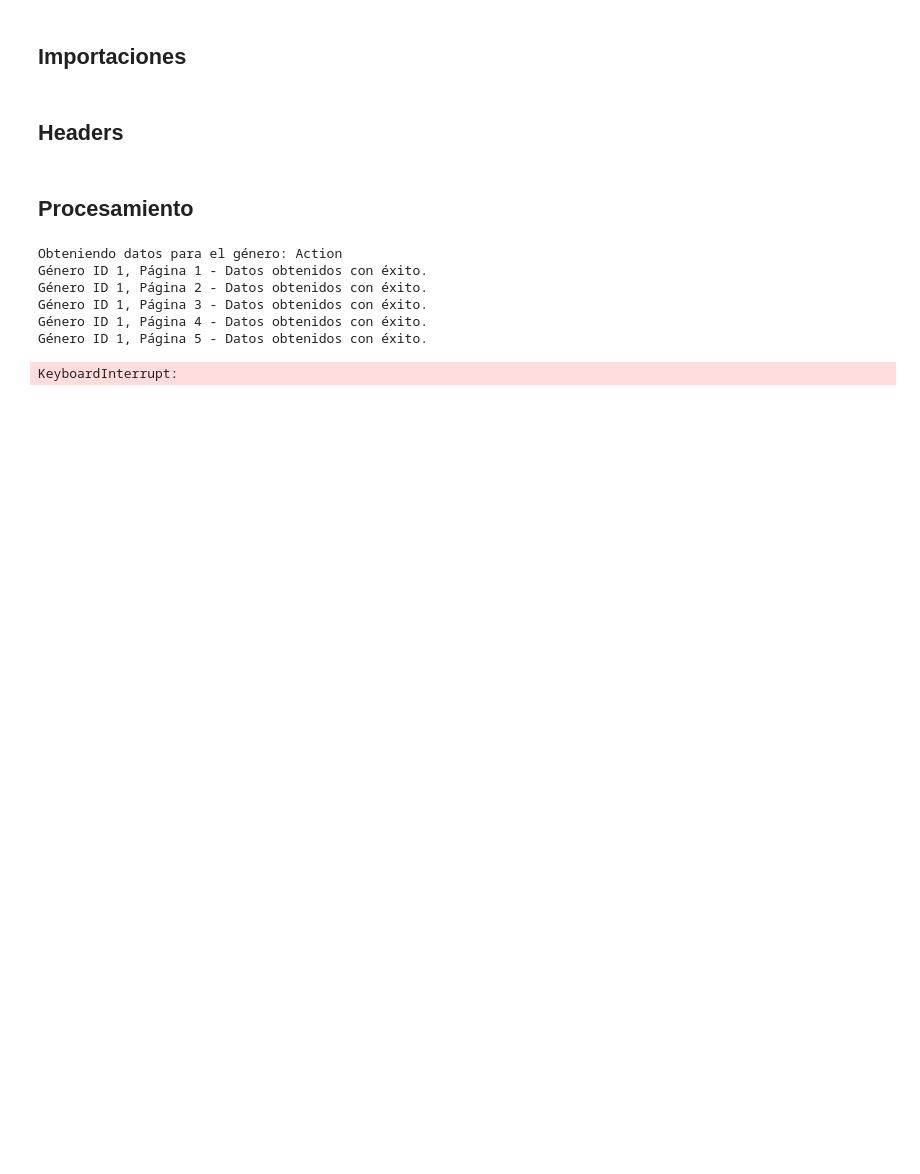
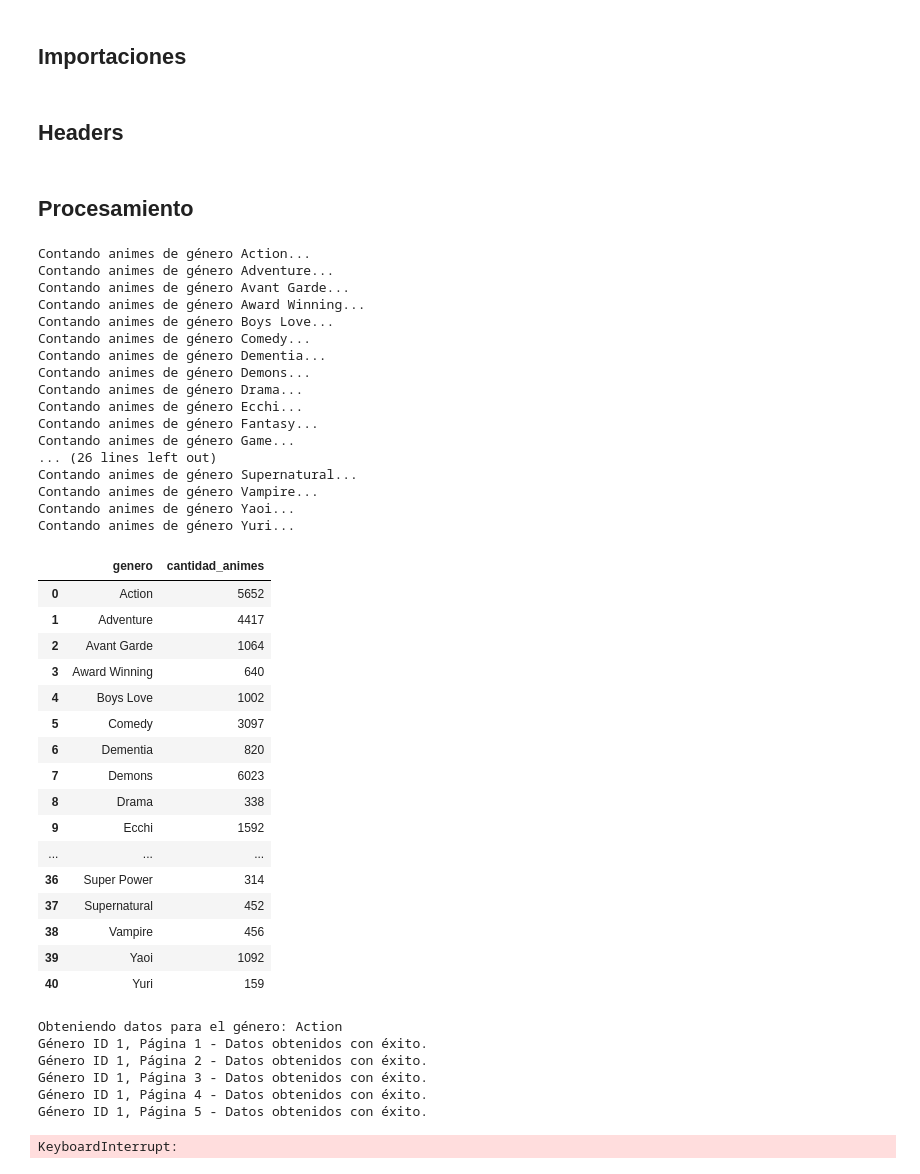
Before and after one commit to VAMarques/Proyecto-Grupo-12, a Jupyter notebook: popularidad.ipynb, the cells around one changed output. Saved outputs shown, nothing was run; the diff lists cells and outputs as text; code cells hidden in the pictures; blank space fills up the shorter version.

```diff
--- a/popularidad.ipynb
+++ b/popularidad.ipynb
@@ -103,6 +103,79 @@ def calcular_popularidad_generos(generos_ids):
     df = pd.DataFrame(datos_generos)
     df["Popularidad Relativa (%)"] = (df["Miembros"] / total_miembros) * 100
     return df.sort_values(by="Popularidad Relativa (%)", ascending=False)
+# %%
+# Celda 4: Función para obtener cantidad de animes por género usando Jikan
+def contar_animes_por_genero(genre_id, max_retries=5):
+    url = f"https://api.jikan.moe/v4/anime?genres={genre_id}&limit=1"
+    retries = 0
+    while retries < max_retries:
+        try:
+            response = requests.get(url)
+            if response.status_code == 200:
+                data = response.json()
+                return data["pagination"]["items"]["total"]  # total de animes
+            elif response.status_code == 429:
+                print("⏳ Límite de peticiones alcanzado, esperando 60s...")
+                time.sleep(60)
+                retries += 1
+            else:
+                print(f"⚠️ Error {response.status_code}: {response.text}")
+                return None
+        except Exception as e:
+            print(f"⚠️ Error en request: {e}")
+            retries += 1
+            time.sleep(10)
+    return None
+# %%
+# Celda 5: Crear un diccionario con la cantidad de animes por género
+conteo_generos = {}
+for nombre, gid in generos_ids.items():
+    print(f"Contando animes de género {nombre}...")
+    total = contar_animes_por_genero(gid)
+    conteo_generos[nombre] = total
+    time.sleep(2)  # evitar rate-limit
+
+
+# Celda 6: Convertir a DataFrame
+df_conteo = pd.DataFrame(
+    list(conteo_generos.items()), columns=["genero", "cantidad_animes"]
+)
+df_conteo
+# %% [output]
+Contando animes de género Action...
+Contando animes de género Adventure...
+Contando animes de género Avant Garde...
+Contando animes de género Award Winning...
+Contando animes de género Boys Love...
+Contando animes de género Comedy...
+Contando animes de género Dementia...
+Contando animes de género Demons...
+Contando animes de género Drama...
+Contando animes de género Ecchi...
+Contando animes de género Fantasy...
+Contando animes de género Game...
+... (26 lines left out)
+Contando animes de género Supernatural...
+Contando animes de género Vampire...
+Contando animes de género Yaoi...
+Contando animes de género Yuri...
+|  | genero | cantidad_animes |
+| 0 | Action | 5652 |
+| 1 | Adventure | 4417 |
+| 2 | Avant Garde | 1064 |
+| 3 | Award Winning | 640 |
+| 4 | Boys Love | 1002 |
+| 5 | Comedy | 3097 |
+| 6 | Dementia | 820 |
+| 7 | Demons | 6023 |
+| 8 | Drama | 338 |
+| 9 | Ecchi | 1592 |
+| ... | ... | ... |
+| 36 | Super Power | 314 |
+| 37 | Supernatural | 452 |
+| 38 | Vampire | 456 |
+| 39 | Yaoi | 1092 |
+| 40 | Yuri | 159 |
 # %%
 df_popularidad = calcular_popularidad_generos(generos_ids)
 df_popularidad
```
Also changed, not shown: parts of 5 cells of this notebook, 1 other file.
